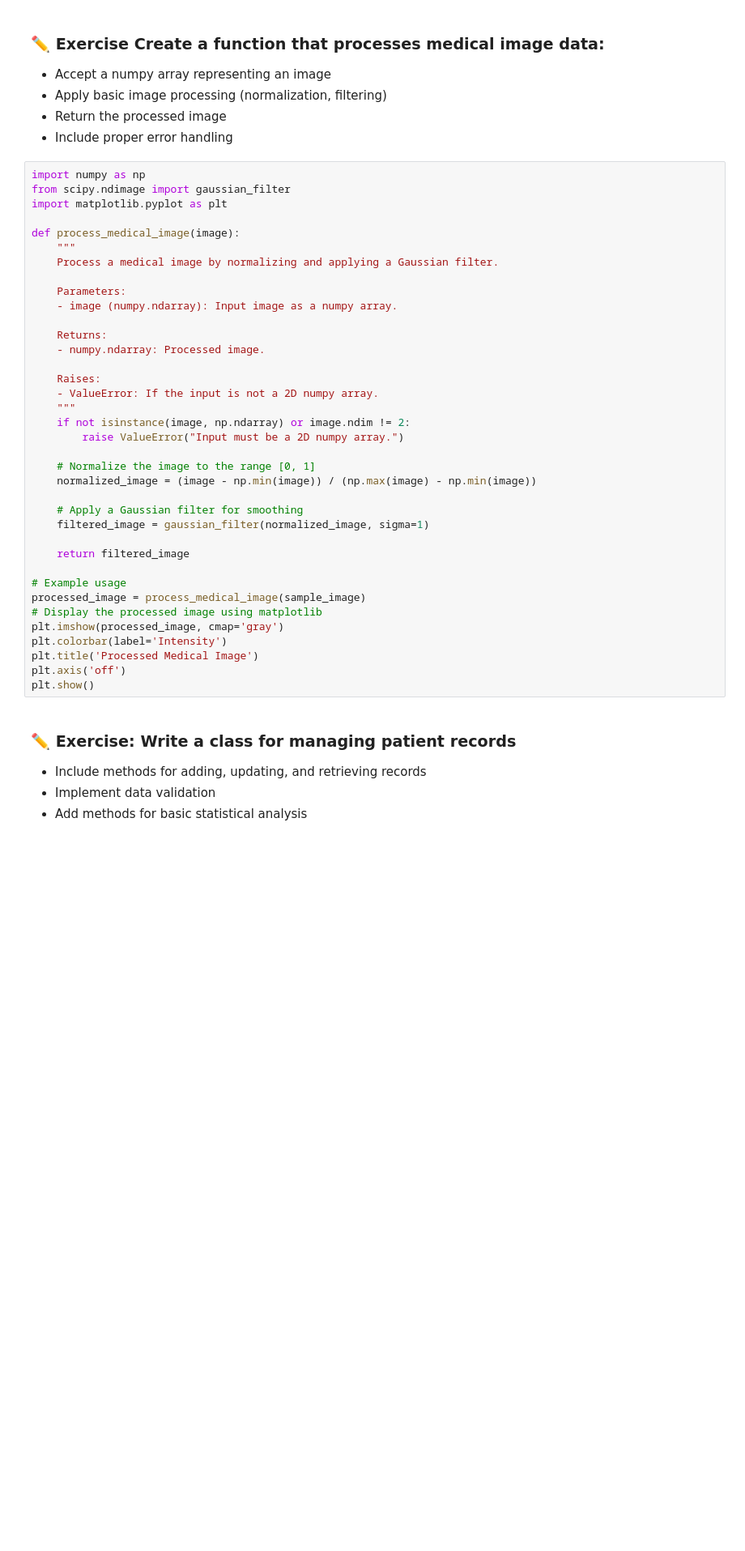
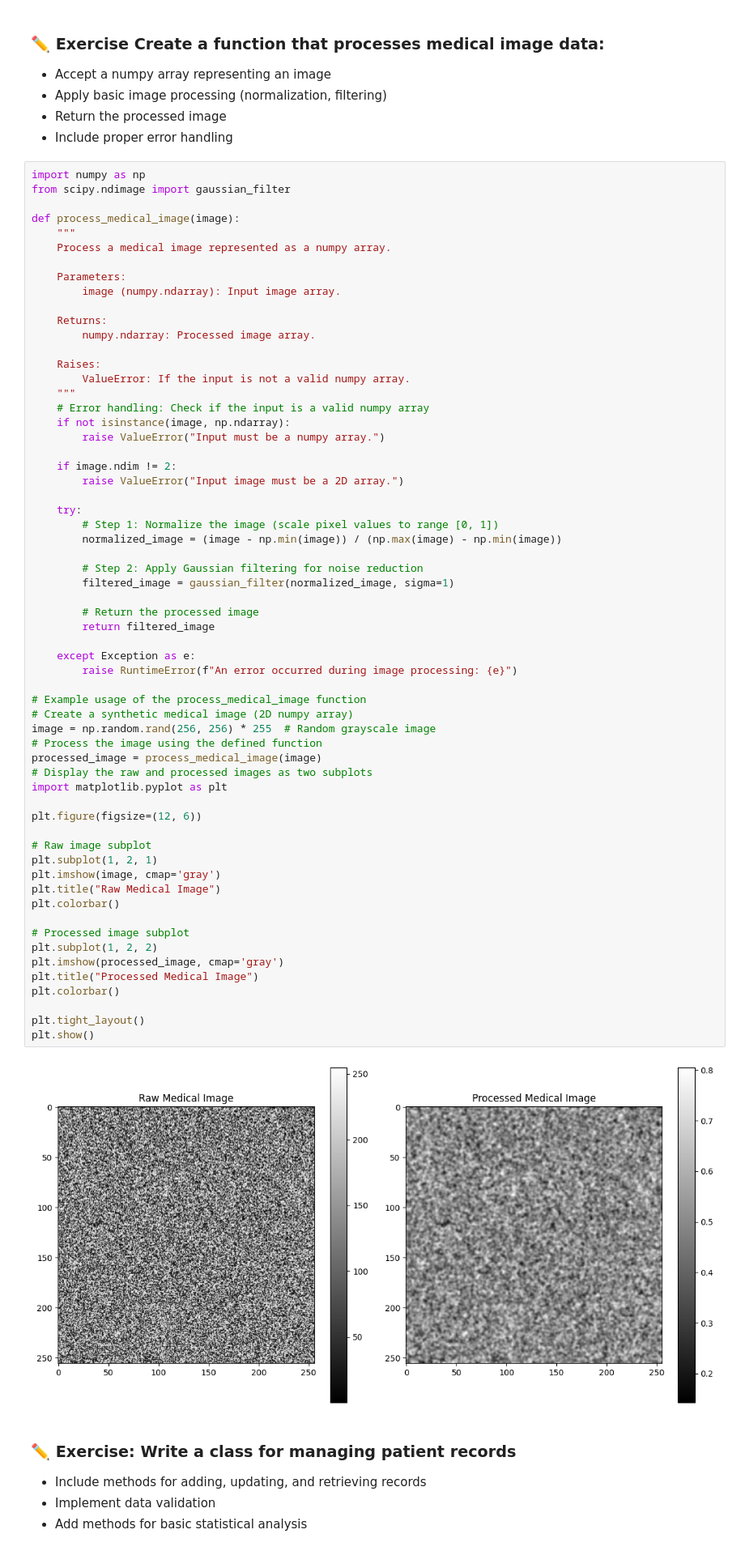
Before and after one commit to uf-bme/BME3053C-Spring-2025, a Jupyter notebook: lessons-solved/08_Copilot_Introduction_03_31_2025.ipynb, the cells around one changed output. Shown at 81% size. Saved outputs shown, nothing was run; the diff lists cells and outputs as text; blank space fills up the shorter version.

```diff
--- a/lessons-solved/08_Copilot_Introduction_03_31_2025.ipynb
+++ b/lessons-solved/08_Copilot_Introduction_03_31_2025.ipynb
@@ -304,40 +374,66 @@ ipytest.run("-v")
 # %%
 import numpy as np
 from scipy.ndimage import gaussian_filter
-import matplotlib.pyplot as plt
 
 def process_medical_image(image):
     """
-    Process a medical image by normalizing and applying a Gaussian filter.
+    Process a medical image represented as a numpy array.
 
     Parameters:
-    - image (numpy.ndarray): Input image as a numpy array.
+        image (numpy.ndarray): Input image array.
 
     Returns:
-    - numpy.ndarray: Processed image.
+        numpy.ndarray: Processed image array.
 
     Raises:
-    - ValueError: If the input is not a 2D numpy array.
+        ValueError: If the input is not a valid numpy array.
     """
-    if not isinstance(image, np.ndarray) or image.ndim != 2:
-        raise ValueError("Input must be a 2D numpy array.")
+    # Error handling: Check if the input is a valid numpy array
+    if not isinstance(image, np.ndarray):
+        raise ValueError("Input must be a numpy array.")
 
-    # Normalize the image to the range [0, 1]
-    normalized_image = (image - np.min(image)) / (np.max(image) - np.min(image))
+    if image.ndim != 2:
+        raise ValueError("Input image must be a 2D array.")
 
-    # Apply a Gaussian filter for smoothing
-    filtered_image = gaussian_filter(normalized_image, sigma=1)
+    try:
+        # Step 1: Normalize the image (scale pixel values to range [0, 1])
+        normalized_image = (image - np.min(image)) / (np.max(image) - np.min(image))
 
-    return filtered_image
+        # Step 2: Apply Gaussian filtering for noise reduction
+        filtered_image = gaussian_filter(normalized_image, sigma=1)
 
-# Example usage
-processed_image = process_medical_image(sample_image)
-# Display the processed image using matplotlib
+        # Return the processed image
+        return filtered_image
+
+    except Exception as e:
+        raise RuntimeError(f"An error occurred during image processing: {e}")
+
+# Example usage of the process_medical_image function
+# Create a synthetic medical image (2D numpy array)
+image = np.random.rand(256, 256) * 255  # Random grayscale image
+# Process the image using the defined function
+processed_image = process_medical_image(image)
+# Display the raw and processed images as two subplots
+import matplotlib.pyplot as plt
+
+plt.figure(figsize=(12, 6))
+
+# Raw image subplot
+plt.subplot(1, 2, 1)
+plt.imshow(image, cmap='gray')
+plt.title("Raw Medical Image")
+plt.colorbar()
+
+# Processed image subplot
+plt.subplot(1, 2, 2)
 plt.imshow(processed_image, cmap='gray')
-plt.colorbar(label='Intensity')
-plt.title('Processed Medical Image')
-plt.axis('off')
+plt.title("Processed Medical Image")
+plt.colorbar()
+
+plt.tight_layout()
 plt.show()
+# %% [output]
+[figure, added]
 # %% [markdown]
 
 ### ✏️ Exercise: Write a class for managing patient records
```
Also changed, not shown: parts of 9 cells of this notebook, 2 other files.
